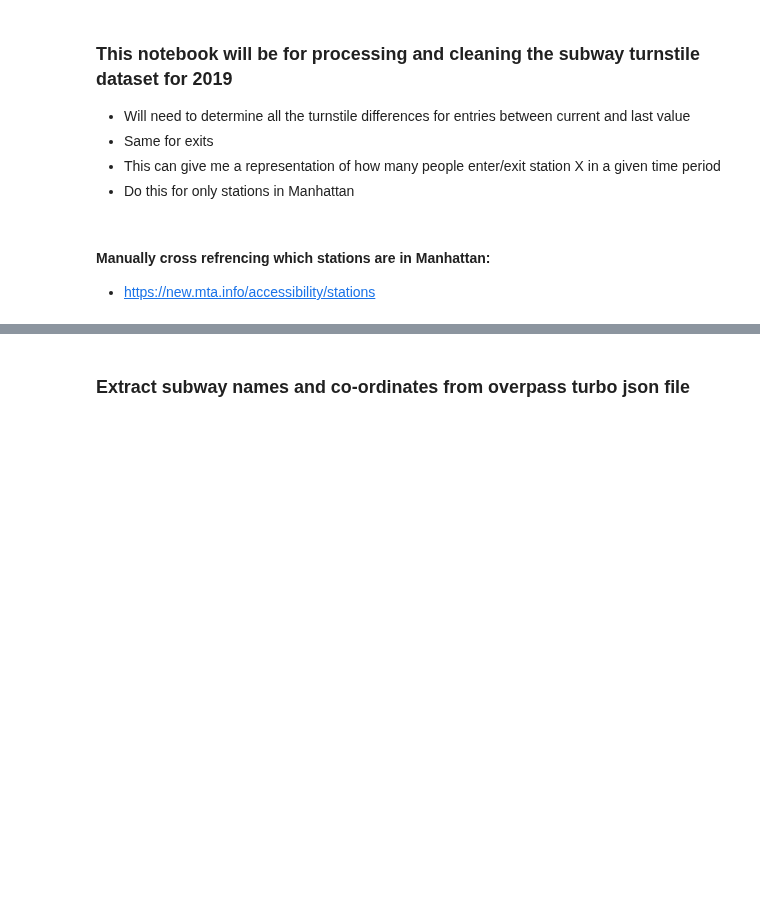
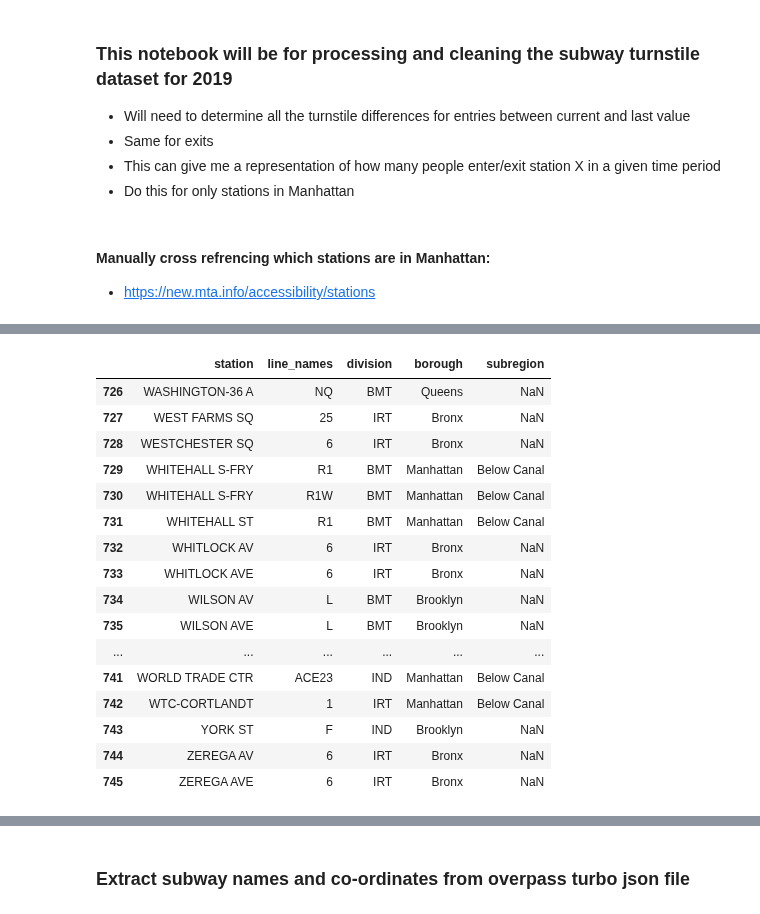
Before and after one commit to Fei117117/NYSeeNow, a Jupyter notebook: NYSeeNow-ML/SubwayData/subway.ipynb, the cells around one changed output, grey strips where cells are left out. Cells and saved outputs as stored; diff of their text form; code cells hidden in the pictures; blank space fills up the shorter version.

```diff
--- a/NYSeeNow-ML/SubwayData/subway.ipynb
+++ b/NYSeeNow-ML/SubwayData/subway.ipynb
@@ -12,0 +18,22 @@ import pandas as pd
+# %%
+with open('stations_link.csv') as file:
+    stations_link = pd.read_csv(file)
+stations_link.tail(20)
+# %% [output]
+|  | station | line_names | division | borough | subregion |
+| 726 | WASHINGTON-36 A | NQ | BMT | Queens | NaN |
+| 727 | WEST FARMS SQ | 25 | IRT | Bronx | NaN |
+| 728 | WESTCHESTER SQ | 6 | IRT | Bronx | NaN |
+| 729 | WHITEHALL S-FRY | R1 | BMT | Manhattan | Below Canal |
+| 730 | WHITEHALL S-FRY | R1W | BMT | Manhattan | Below Canal |
+| 731 | WHITEHALL ST | R1 | BMT | Manhattan | Below Canal |
+| 732 | WHITLOCK AV | 6 | IRT | Bronx | NaN |
+| 733 | WHITLOCK AVE | 6 | IRT | Bronx | NaN |
+| 734 | WILSON AV | L | BMT | Brooklyn | NaN |
+| 735 | WILSON AVE | L | BMT | Brooklyn | NaN |
+| ... | ... | ... | ... | ... | ... |
+| 741 | WORLD TRADE CTR | ACE23 | IND | Manhattan | Below Canal |
+| 742 | WTC-CORTLANDT | 1 | IRT | Manhattan | Below Canal |
+| 743 | YORK ST | F | IND | Brooklyn | NaN |
+| 744 | ZEREGA AV | 6 | IRT | Bronx | NaN |
+| 745 | ZEREGA AVE | 6 | IRT | Bronx | NaN |
```
Also changed, not shown: parts of 10 cells of this notebook, 2 other files.
